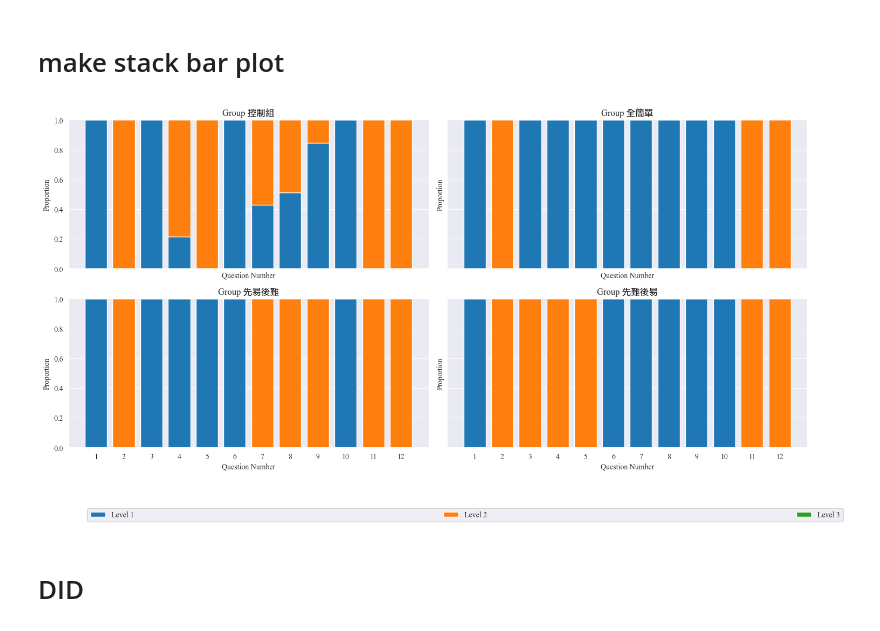
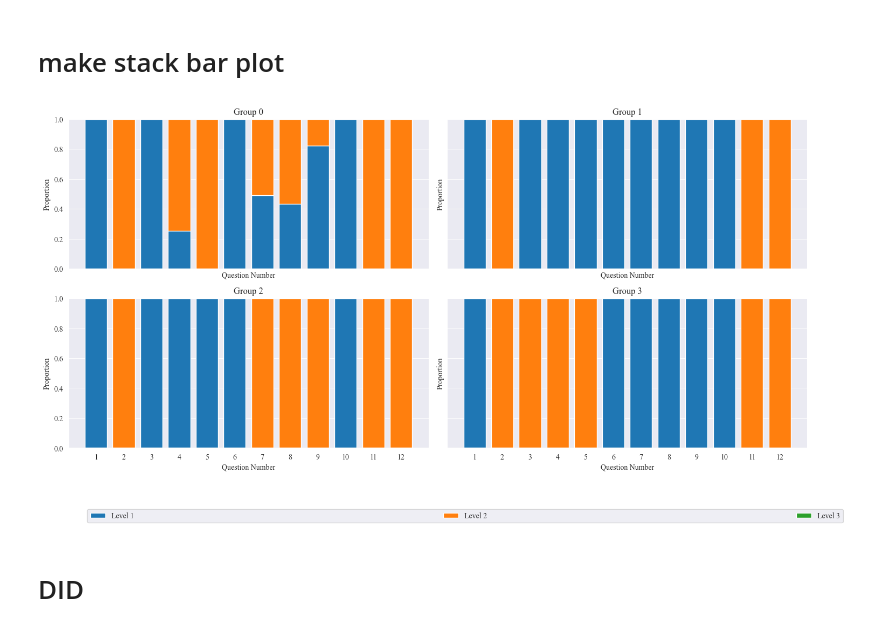
Before and after one commit to marsneko/PaGamO, a Jupyter notebook: analyze/experiment_data_analyze.ipynb, the cells around one changed output. Saved outputs shown, nothing was run; the diff lists cells and outputs as text; code cells hidden in the pictures.

```diff
--- a/analyze/experiment_data_analyze.ipynb
+++ b/analyze/experiment_data_analyze.ipynb
@@ -176,7 +237,7 @@ Name: count, dtype: int64
 
 
 long_data['q_len'] = long_data.is_correct.apply(lambda x: len(x))
-long_data = long_data.query('session_id == 1')
+#long_data = long_data.query('session_id == 1')
 long_data['experiment_mode'] = long_data['experiment_mode'].fillna(-1)
 long_data.groupby('experiment_mode').describe()
 long_data['create_at'] = long_data.create_time.apply(lambda x : x[0])
@@ -513,0 +600,35 @@ Text(0.5, 0, 'Question NO.')
+# %%
+import pandas as pd
+import statsmodels.formula.api as smf
+
+y_cols = ['q6_exist', 'q10_exist', 'q12_exist']
+
+# 取欄並複製
+cols = ['experiment_mode', 'q_len'] + y_cols
+df = raw_experiment_data_f12corr[raw_experiment_data_f12corr['experiment_mode'] != -1].loc[:, cols].copy()
+
+print(df.value_counts('q6_exist'))
+
+
+# 類型整理
+df['experiment_mode'] = df['experiment_mode'].astype('category')
+df['experiment_mode'] = df['experiment_mode'].cat.remove_unused_categories()
+df['q_len'] = pd.to_numeric(df['q_len'], errors='coerce')
+
+# 將布林/字串 True/False 轉為 0/1（再轉 float）
+for y in y_cols:
+    df[y] = (
+        df[y]
+        .replace({True: 1, False: 0, 'True': 1, 'False': 0})
+        .astype(float)
+    )
+
+# 跑中位數回歸
+for y in y_cols:
+    dfi = df.dropna(subset=[y, 'experiment_mode'])
+    if dfi.empty:
+        print(f"[Skip] {y}: 無有效資料")
+        continue
+    fit = smf.ols(f"{y} ~ C(experiment_mode, Treatment(reference=1)) ", dfi).fit()
+    print(f"\n=== {y} (ols Regression) ===")
+    print(fit.summary())
@@ -525,6 +722,7 @@ Name: count, dtype: int64
 # %% [markdown]
 # make stack bar plot
 # %%
+
 # 1. 計算每組的難度分佈比例
 def did_analyze(df: pd.DataFrame, baseline: int, target: list):
     recode_dict = {f'q_{target[0]}_corr': 0, f'q_{target[1]}_corr': 1}
@@ -559,37 +757,38 @@ def difficulty_proportions(series_lists, levels=(1, 2, 3), n_questions=12):
     return props
 
 
 
 grouped = valid_experiment_data.groupby('experiment_mode')['difficulty_level']
 diff_props = {
     mode: difficulty_proportions(series)
     for mode, series in grouped
 }
 
 # 2. 畫圖：3x2 子圖，每組一張堆疊長條圖
 fig, axs = plt.subplots(2, 2, figsize=(15, 8), sharex=True, sharey=True)
 axs = axs.flatten()
 x = np.arange(1, 13)  # 題號 1–12
 levels = (1, 2, 3)
 
-for i, (mode, props) in enumerate(diff_props.items()):
-    ax = axs[i]
+for mode in  [0,1,2,3]:
+    props = diff_props.get(mode)
+    ax = axs[mode]
     bottom = np.zeros_like(x, dtype=float)
     for lvl in levels:
         ax.bar(x, props[lvl], bottom=bottom, label=f'Level {lvl}')
         bottom += props[lvl]
-    ax.set_title(f'Group {group_translate[mode]}')
+    ax.set_title(f'Group {int(mode)}')
     ax.set_xticks(x)
     ax.set_xlabel('Question Number')
     ax.set_ylabel('Proportion')
     ax.set_ylim(0, 1)
     ax.grid(True)
 
 plt.legend(bbox_to_anchor=(-1, -0.5, 2.1, 2), loc='lower right', ncol=3, mode="expand", borderaxespad=0.)
 plt.tight_layout()
 plt.show()
 # %% [output]
-[figure, old version]
+[figure, new version]
 # %% [markdown]
 # DID
 # %%
```
Also changed, not shown: parts of 40 cells of this notebook, 11 other files.
